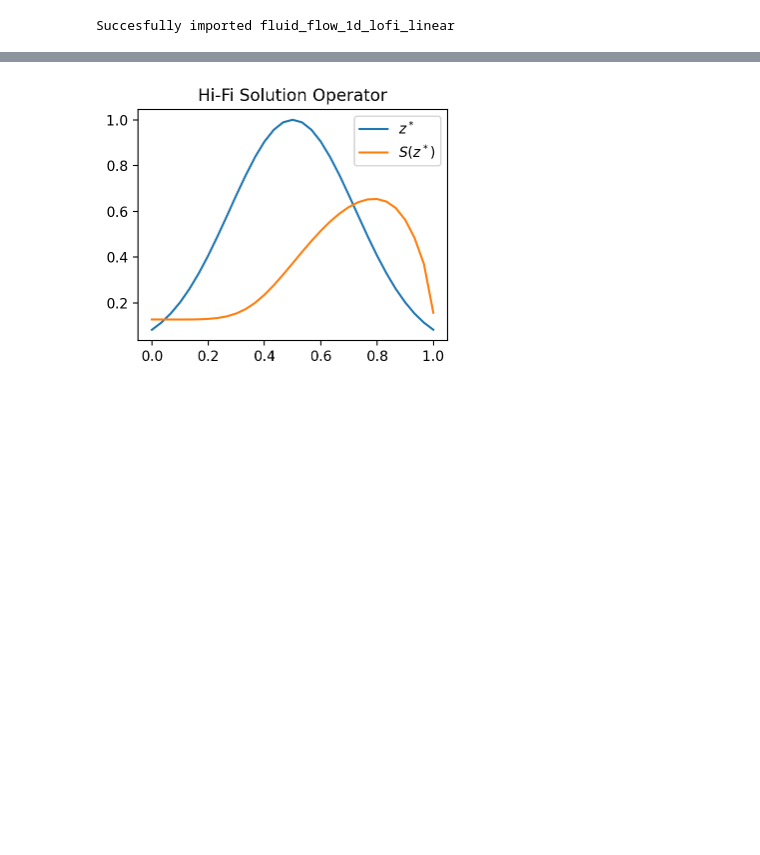
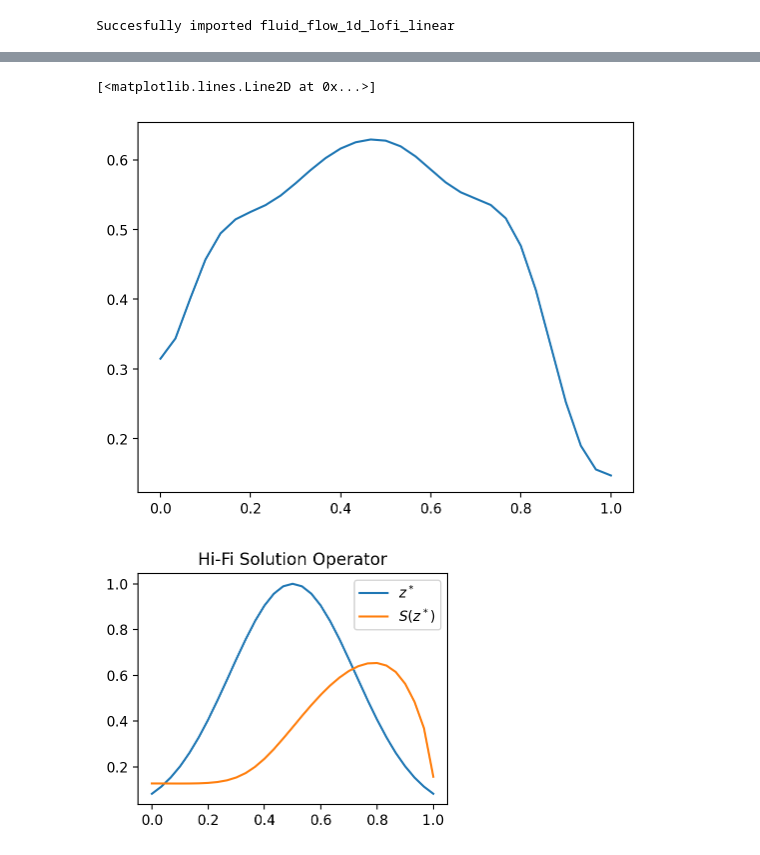
Before and after one commit to sandialabs/Sola, a Jupyter notebook: examples/Transient_Fluid_Flow_Tracer_1D/python/serverside/eval_discrepancy.ipynb, the cells around one changed output, grey strips where cells are left out. Saved outputs shown, nothing was run; the diff lists cells and outputs as text; code cells hidden in the pictures; blank space fills up the shorter version.

```diff
--- a/examples/Transient_Fluid_Flow_Tracer_1D/python/serverside/eval_discrepancy.ipynb
+++ b/examples/Transient_Fluid_Flow_Tracer_1D/python/serverside/eval_discrepancy.ipynb
@@ -53,3 +102,9 @@ Linearization Error (relative to discrepancy): 24.90%
+# %%
+z_lofi = sio.loadmat("../../data/lofi_optim_sol.mat")['k0_opt_lofi']
+vertex_plot(z_lofi)
+# %% [output]
+[<matplotlib.lines.Line2D at 0x...>]
+[figure, added]
 # %%
 # importlib.reload(hifi)
 # kt_hifi = hifi.state_solve(z_hifi, return_type="vector", return_all=False);
```
Also changed, not shown: parts of 5 cells of this notebook, 9 other files.
